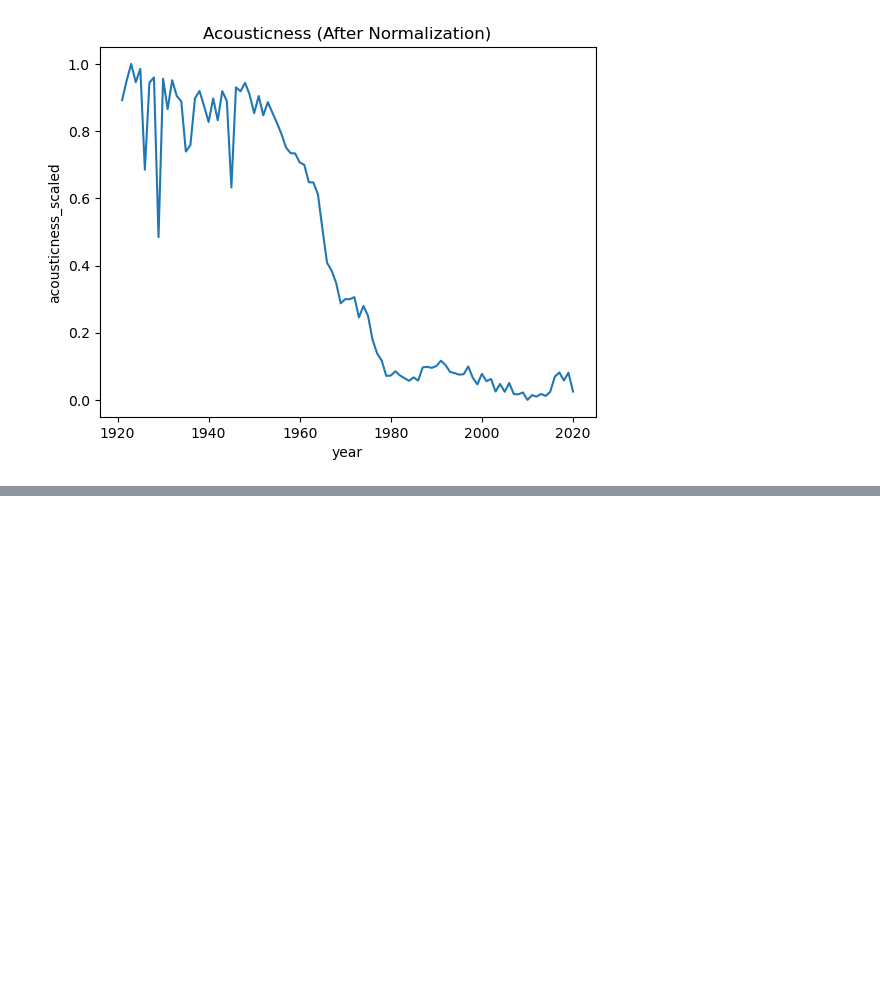
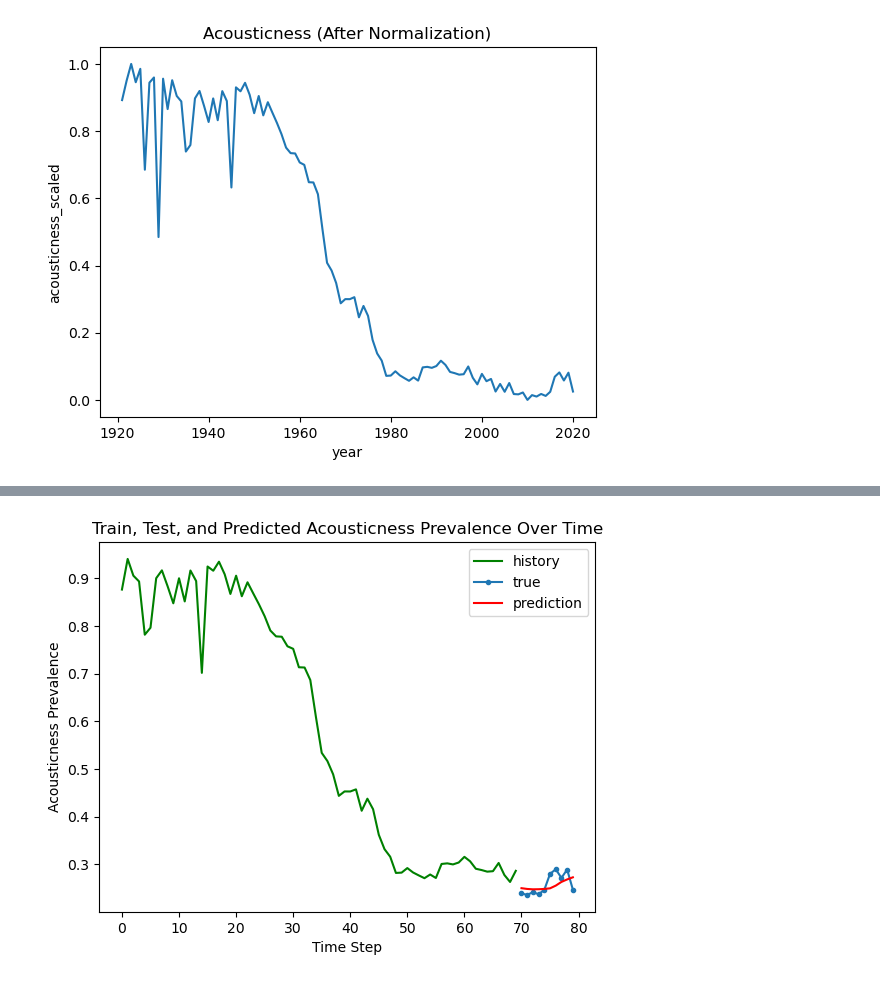
Before and after one commit to moraditya/spotify-time-series, a Jupyter notebook: models/spotify-LSTM.ipynb, the cells around one changed output, grey strips where cells are left out. Cells and saved outputs as stored; diff of their text form; code cells hidden in the pictures; blank space fills up the shorter version.

```diff
--- a/models/spotify-LSTM.ipynb
+++ b/models/spotify-LSTM.ipynb
@@ -253,0 +296,14 @@ Epoch 100/100
+# %%
+# combine the actual values from the train and test sets
+plt.plot(np.arange(0, len(y_train_inv)), y_train_inv, 'g', label="history")  # Plot the history (training data)
+plt.plot(np.arange(len(y_train_inv), len(y_train_inv) + len(y_test_inv)), y_test_inv, marker='.', label="true")  # Plot the true values for the test data
+plt.plot(np.arange(len(y_train_inv), len(y_train_inv) + len(y_test_inv)), y_test_pred_inv, 'r', label="prediction")  # Plot the predictions for the test data
+
+# labels and legend
+plt.ylabel('Acousticness Prevalence')
+plt.xlabel('Time Step')
+plt.legend()
+plt.title('Train, Test, and Predicted Acousticness Prevalence Over Time')
+plt.show()
+# %% [output]
+[figure, added]
```
Also changed, not shown: parts of 4 cells of this notebook.
